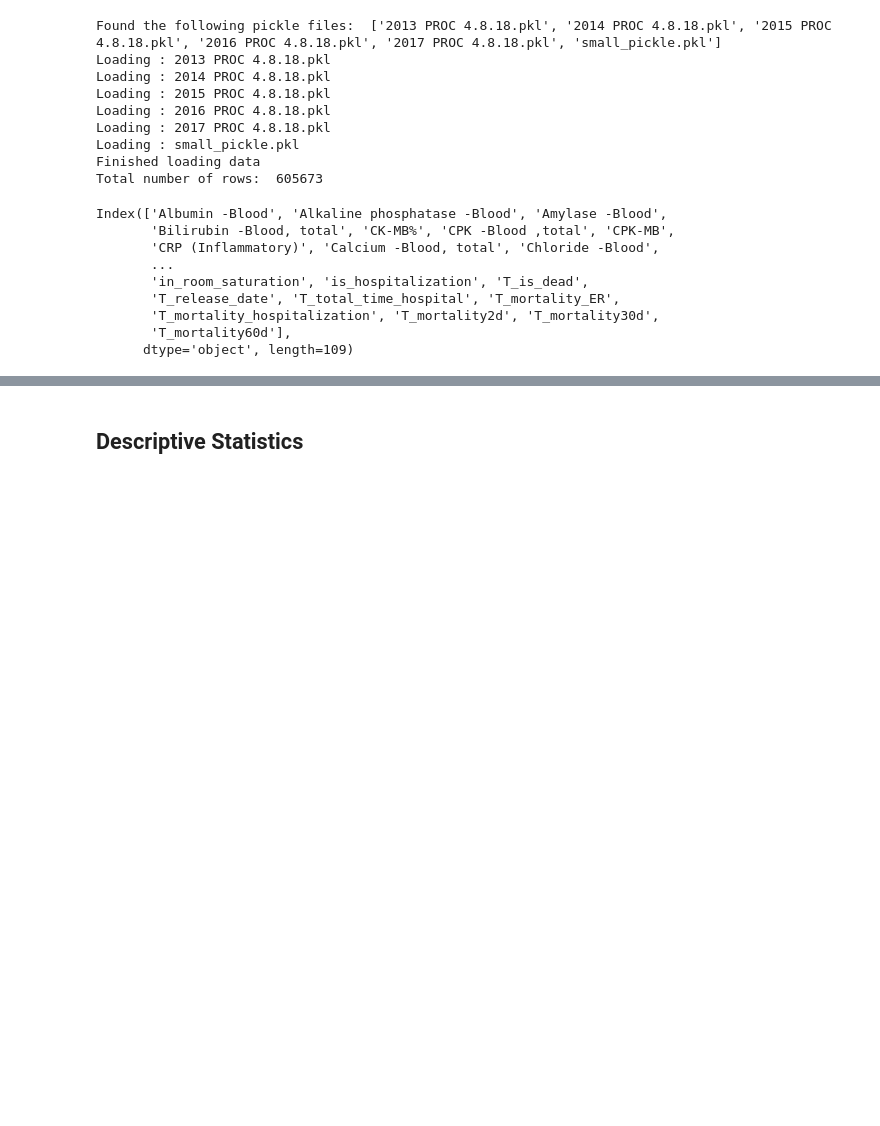
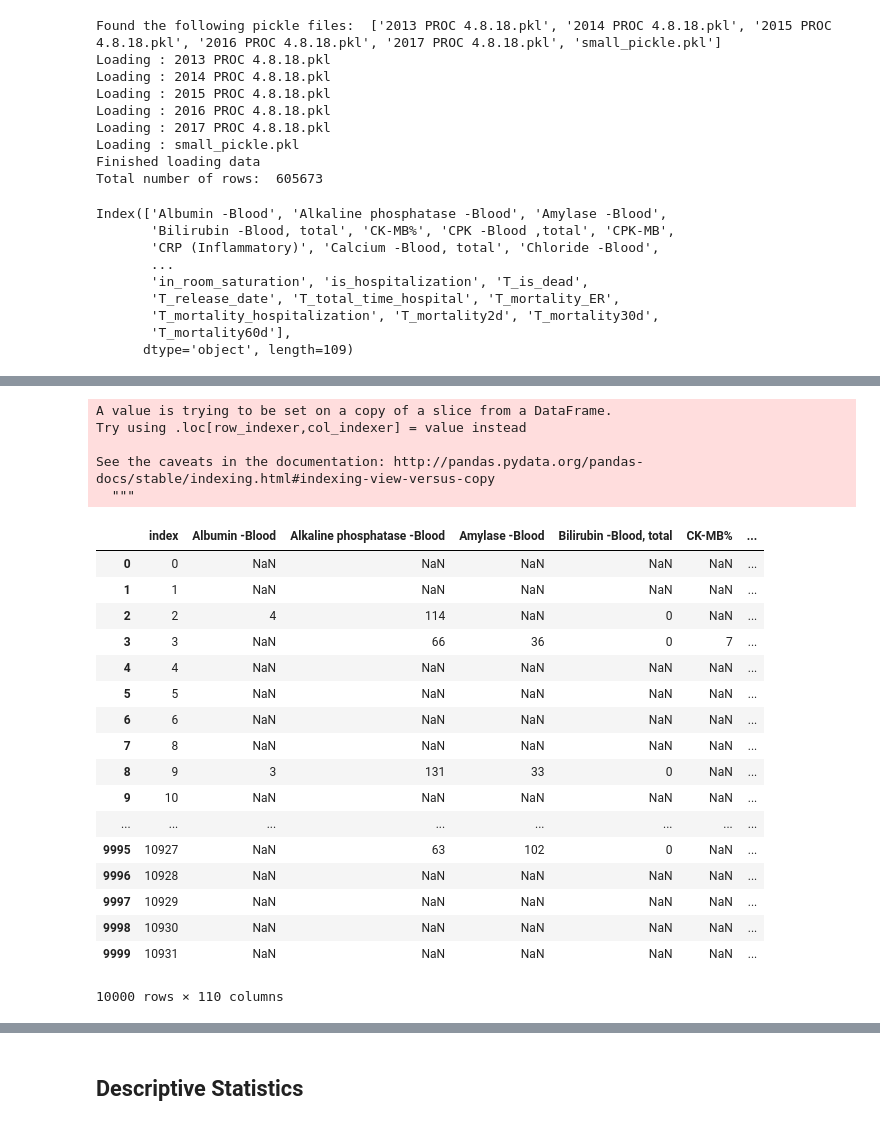
Before and after one commit to talionet/Shiba-Hackathon, a Jupyter notebook: notebooks/ER_data_exploration.ipynb, the cells around one changed output, grey strips where cells are left out. Saved outputs shown, nothing was run; the diff lists cells and outputs as text; code cells hidden in the pictures; blank space fills up the shorter version.

```diff
--- a/notebooks/ER_data_exploration.ipynb
+++ b/notebooks/ER_data_exploration.ipynb
@@ -106,0 +81,43 @@ Index(['Albumin -Blood', 'Alkaline phosphatase -Blood', 'Amylase -Blood',
+# %%
+def remove_non_numeric_values(data):
+    d=data[lab_cols]
+    for col in d.columns:
+        if data[col].dtype == object:
+            data[col]=data[col].str.extract('(\d+)', expand=False)
+    return data
+
+d=remove_non_numeric_values(data.head(10000))
+#print(d.dtypes)
+#a= d[lab_cols.iloc[2]]
+#a.str.extract('(\d+)', expand=False)
+#remove_non_numeric_values(a)
+#drop_strs_list= [' ','  ','++','-',', ',',','>','err']
+#for ds in drop_strs_list:
+#    d= d.applymap(lambda s: s.replace(ds,'') if type(s)==str else s)
+#d= d.applymap(lambda s: s.replace('-','<') if type(s)==str else s)
+#d.applymap(lambda s: float(s.replace('<','') if type(s)==str else s))
+#d.head()
+# %% [output]
+A value is trying to be set on a copy of a slice from a DataFrame.
+Try using .loc[row_indexer,col_indexer] = value instead
+
+See the caveats in the documentation: http://pandas.pydata.org/pandas-docs/stable/indexing.html#indexing-view-versus-copy
+  """
+|  | index | Albumin -Blood | Alkaline phosphatase -Blood | Amylase -Blood | Bilirubin -Blood, total | CK-MB% | ... |
+| 0 | 0 | NaN | NaN | NaN | NaN | NaN | ... |
+| 1 | 1 | NaN | NaN | NaN | NaN | NaN | ... |
+| 2 | 2 | 4 | 114 | NaN | 0 | NaN | ... |
+| 3 | 3 | NaN | 66 | 36 | 0 | 7 | ... |
+| 4 | 4 | NaN | NaN | NaN | NaN | NaN | ... |
+| 5 | 5 | NaN | NaN | NaN | NaN | NaN | ... |
+| 6 | 6 | NaN | NaN | NaN | NaN | NaN | ... |
+| 7 | 8 | NaN | NaN | NaN | NaN | NaN | ... |
+| 8 | 9 | 3 | 131 | 33 | 0 | NaN | ... |
+| 9 | 10 | NaN | NaN | NaN | NaN | NaN | ... |
+| ... | ... | ... | ... | ... | ... | ... | ... |
+| 9995 | 10927 | NaN | 63 | 102 | 0 | NaN | ... |
+| 9996 | 10928 | NaN | NaN | NaN | NaN | NaN | ... |
+| 9997 | 10929 | NaN | NaN | NaN | NaN | NaN | ... |
+| 9998 | 10930 | NaN | NaN | NaN | NaN | NaN | ... |
+| 9999 | 10931 | NaN | NaN | NaN | NaN | NaN | ... |
+10000 rows × 110 columns
```
Also changed, not shown: parts of 10 cells of this notebook.
